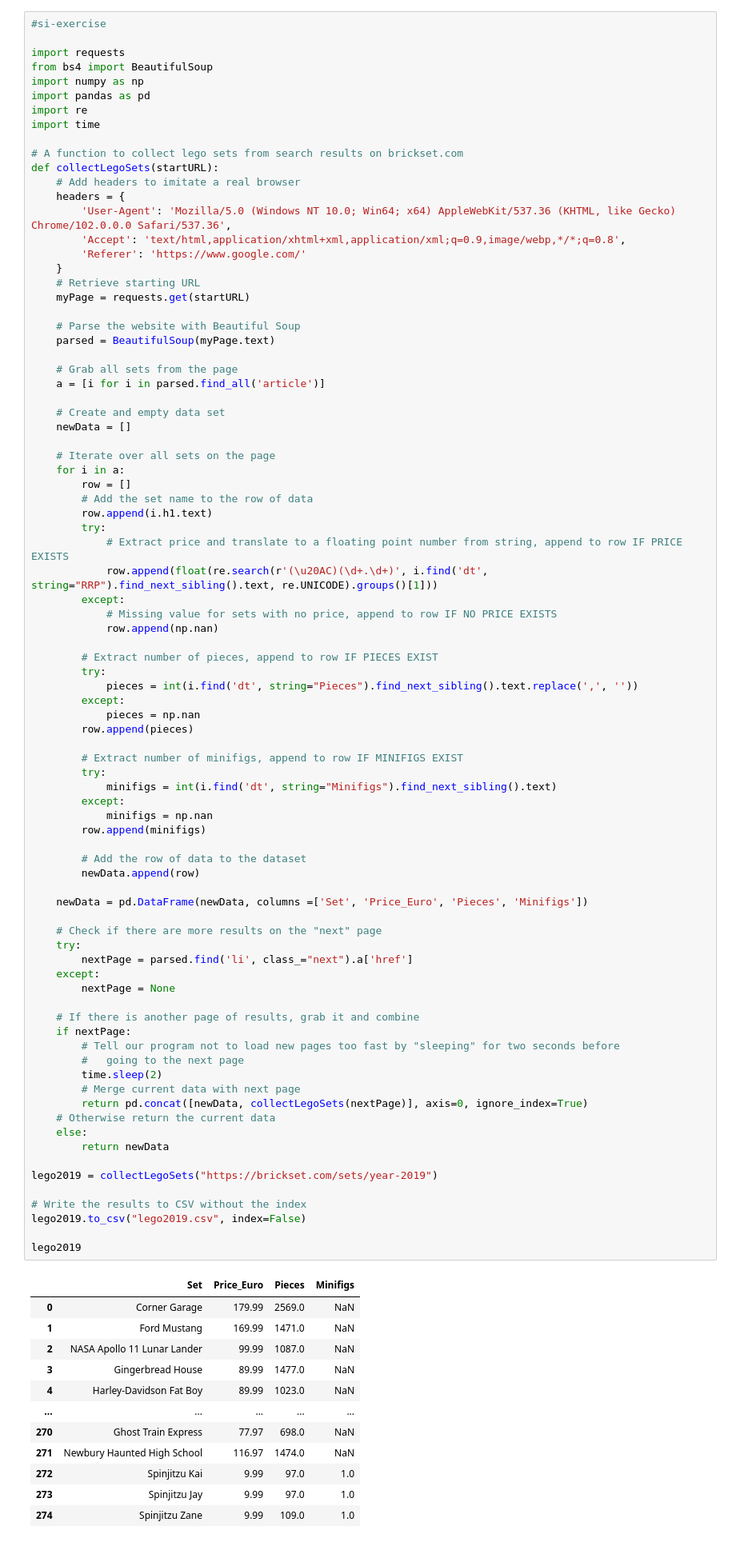
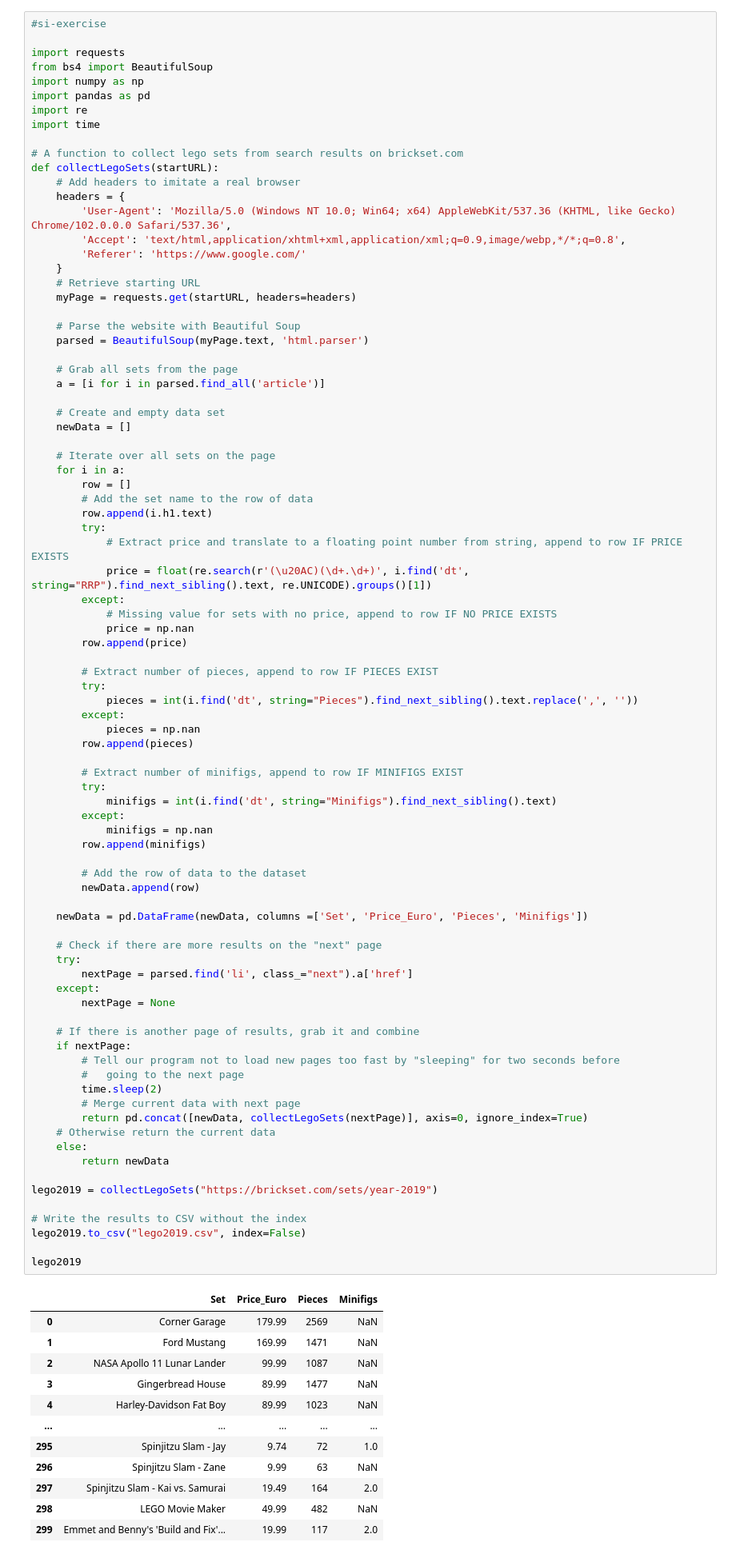
Before and after one commit to DianeMack22/econ8320-assignment-07, a Jupyter notebook: Lesson.ipynb, the cells around one changed output. Shown: that part at 80% size. Drawn from its saved outputs; the diff is of its cells as text.

```diff
--- a/Lesson.ipynb
+++ b/Lesson.ipynb
@@ -1182,10 +1182,10 @@ def collectLegoSets(startURL):
         'Referer': 'https://www.google.com/'
     }
     # Retrieve starting URL
-    myPage = requests.get(startURL)
+    myPage = requests.get(startURL, headers=headers)
 
     # Parse the website with Beautiful Soup
-    parsed = BeautifulSoup(myPage.text)
+    parsed = BeautifulSoup(myPage.text, 'html.parser')
 
     # Grab all sets from the page
     a = [i for i in parsed.find_all('article')]
@@ -1200,10 +1200,11 @@ def collectLegoSets(startURL):
         row.append(i.h1.text)
         try:
             # Extract price and translate to a floating point number from string, append to row IF PRICE EXISTS
-            row.append(float(re.search(r'(\u20AC)(\d+.\d+)', i.find('dt', string="RRP").find_next_sibling().text, re.UNICODE).groups()[1]))
+            price = float(re.search(r'(\u20AC)(\d+.\d+)', i.find('dt', string="RRP").find_next_sibling().text, re.UNICODE).groups()[1])
         except:
             # Missing value for sets with no price, append to row IF NO PRICE EXISTS
-            row.append(np.nan)
+            price = np.nan
+        row.append(price)
 
         # Extract number of pieces, append to row IF PIECES EXIST
         try:
@@ -1222,41 +1223,41 @@ def collectLegoSets(startURL):
         # Add the row of data to the dataset
         newData.append(row)
 
     newData = pd.DataFrame(newData, columns =['Set', 'Price_Euro', 'Pieces', 'Minifigs'])
 
     # Check if there are more results on the "next" page
     try:
         nextPage = parsed.find('li', class_="next").a['href']
     except:
         nextPage = None
 
     # If there is another page of results, grab it and combine
     if nextPage:
         # Tell our program not to load new pages too fast by "sleeping" for two seconds before
         #   going to the next page
         time.sleep(2)
         # Merge current data with next page
         return pd.concat([newData, collectLegoSets(nextPage)], axis=0, ignore_index=True)
     # Otherwise return the current data
     else:
         return newData
 
 lego2019 = collectLegoSets("https://brickset.com/sets/year-2019")
 
 # Write the results to CSV without the index
 lego2019.to_csv("lego2019.csv", index=False)
 
 lego2019
 # %% [output]
 |  | Set | Price_Euro | Pieces | Minifigs |
-| 0 | Corner Garage | 179.99 | 2569.0 | NaN |
-| 1 | Ford Mustang | 169.99 | 1471.0 | NaN |
-| 2 | NASA Apollo 11 Lunar Lander | 99.99 | 1087.0 | NaN |
-| 3 | Gingerbread House | 89.99 | 1477.0 | NaN |
-| 4 | Harley-Davidson Fat Boy | 89.99 | 1023.0 | NaN |
+| 0 | Corner Garage | 179.99 | 2569 | NaN |
+| 1 | Ford Mustang | 169.99 | 1471 | NaN |
+| 2 | NASA Apollo 11 Lunar Lander | 99.99 | 1087 | NaN |
+| 3 | Gingerbread House | 89.99 | 1477 | NaN |
+| 4 | Harley-Davidson Fat Boy | 89.99 | 1023 | NaN |
 | ... | ... | ... | ... | ... |
-| 270 | Ghost Train Express | 77.97 | 698.0 | NaN |
-| 271 | Newbury Haunted High School | 116.97 | 1474.0 | NaN |
-| 272 | Spinjitzu Kai | 9.99 | 97.0 | 1.0 |
-| 273 | Spinjitzu Jay | 9.99 | 97.0 | 1.0 |
-| 274 | Spinjitzu Zane | 9.99 | 109.0 | 1.0 |
+| 295 | Spinjitzu Slam - Jay | 9.74 | 72 | 1.0 |
+| 296 | Spinjitzu Slam - Zane | 9.99 | 63 | NaN |
+| 297 | Spinjitzu Slam - Kai vs. Samurai | 19.49 | 164 | 2.0 |
+| 298 | LEGO Movie Maker | 49.99 | 482 | NaN |
+| 299 | Emmet and Benny's 'Build and Fix'... | 19.99 | 117 | 2.0 |
```
Also changed, not shown: parts of 1 cell of this notebook.
